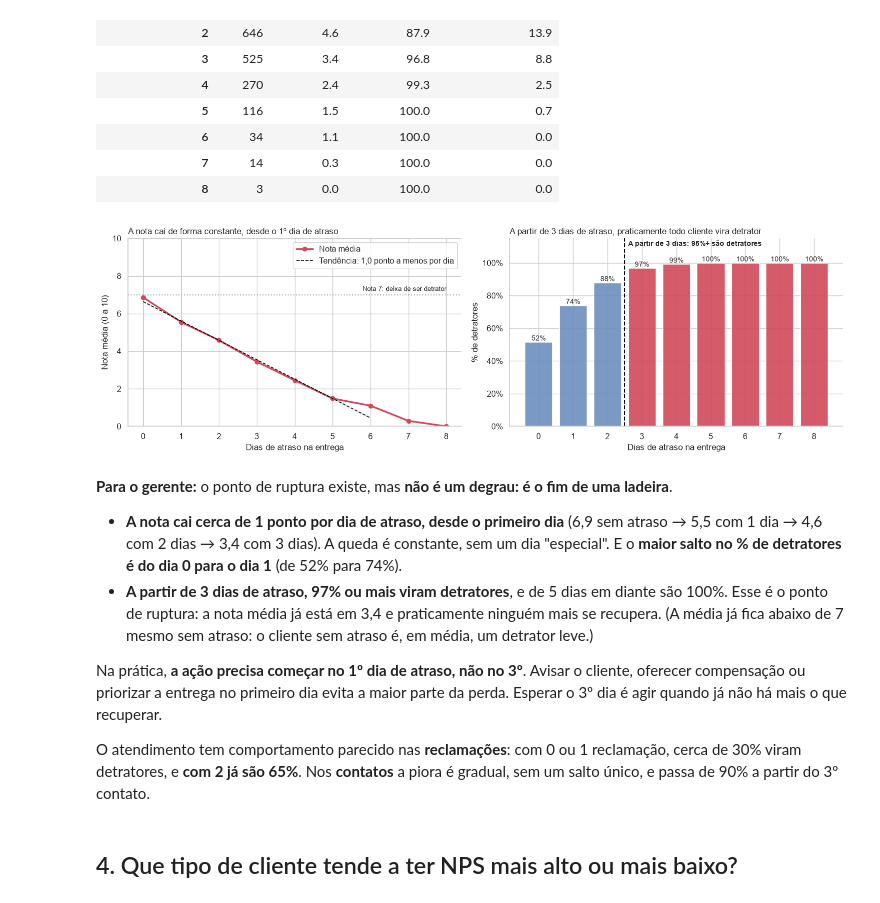
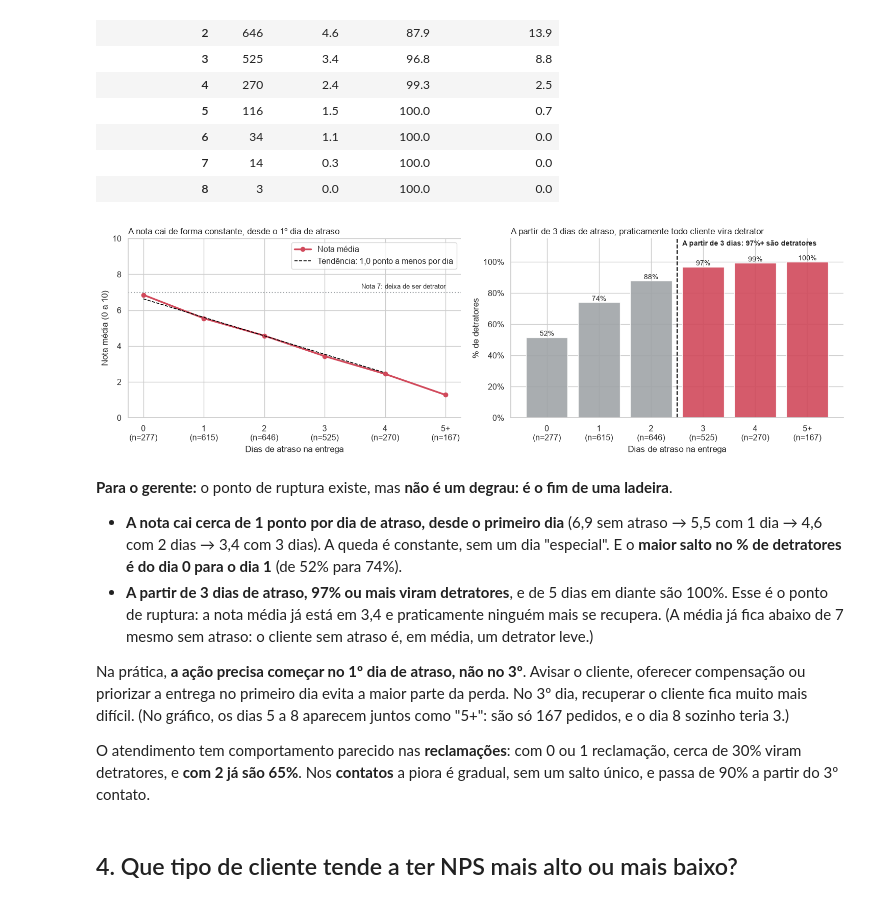
Before and after one commit to CristovaoTorres/techchallenge-fase1-nps, a Jupyter notebook: notebooks/03_eda.ipynb, the cells around one changed output. Cells and saved outputs as stored; diff of their text form; code cells hidden in the pictures.

```diff
--- a/notebooks/03_eda.ipynb
+++ b/notebooks/03_eda.ipynb
@@ -48,6 +48,9 @@ from src.preparacao import (  # noqa: E402 (precisa vir depois do sys.path)
 
 PASTA_FIGURAS = RAIZ_PROJETO / "reports" / "figures"
 PASTA_FIGURAS.mkdir(parents=True, exist_ok=True)
+# Versões sem o título interno, para os slides (o título do slide já traz a mensagem)
+PASTA_FIGURAS_SLIDES = PASTA_FIGURAS / "slides"
+PASTA_FIGURAS_SLIDES.mkdir(exist_ok=True)
 
 # Limiares de leitura usados nos gráficos. O "porquê" de cada um:
 LIMIAR_FORCA_RELEVANTE = 0.15  # abaixo disso a relação é fraca demais para orientar uma ação
@@ -57,13 +60,16 @@ N_MINIMO_CELULA = 30  # células do mapa de calor com menos clientes que isso n
 N_BOOTSTRAP = 2000  # reamostragens para o intervalo de confiança do NPS
 SEMENTE = 42  # torna o bootstrap reproduzível
 NIVEL_SIGNIFICANCIA = 0.05  # p-valor abaixo disso = diferença maior do que o acaso explicaria
+# De 5 dias de atraso em diante há poucos pedidos por dia (34, 14 e 3): nos gráficos dia a dia
+# esses dias viram uma barra só, "5+", para nenhum % se apoiar em 3 clientes
+ATRASO_AGRUPADO = 5
 
 # Paleta única no projeto inteiro (os mesmos tons vão para os slides)
 COR_DETRATOR = "#D1495B"
 COR_NEUTRO = "#A0A4A8"
 COR_PROMOTOR = "#2E9E6B"
 COR_DESTAQUE = COR_DETRATOR  # o destaque dos gráficos é sempre "o que gera detrator"
-COR_BASE = "#6C8EBF"
+COR_BASE = COR_NEUTRO  # barras abaixo do limiar crítico: cinza, como no resto dos slides
 
 sns.set_theme(style="whitegrid", font_scale=1.05)
 plt.rcParams["axes.spines.top"] = False
@@ -426,13 +624,24 @@ por_dia_atraso = df.groupby("delivery_delay_days").agg(
 )
 por_dia_atraso["pct_detratores"] *= 100
 por_dia_atraso["salto_pct_detratores"] = por_dia_atraso["pct_detratores"].diff()
-dias = por_dia_atraso.index.to_numpy()
+
+# Para o gráfico, os dias com poucos pedidos viram o grupo "5+"
+por_dia_grafico = df.groupby(agrupar_atraso(df["delivery_delay_days"])).agg(
+    clientes=("nps_score", "size"),
+    nota_media=("nps_score", "mean"),
+    pct_detratores=("flag_detrator", "mean"),
+)
+por_dia_grafico["pct_detratores"] *= 100
+dias = por_dia_grafico.index.to_numpy()
 
 # Reta de tendência: quantos pontos a nota perde por dia de atraso
 queda_por_dia, nota_sem_atraso = np.polyfit(df["delivery_delay_days"], df["nps_score"], 1)
 
 # Primeiro dia em que "praticamente todos" (95%+) são detratores
-dia_saturacao = int(dias[por_dia_atraso["pct_detratores"] >= PCT_DETRATORES_SATURACAO][0])
+dias_detalhe = por_dia_atraso.index.to_numpy()
+dia_saturacao = int(dias_detalhe[por_dia_atraso["pct_detratores"] >= PCT_DETRATORES_SATURACAO][0])
+# Menor % de detratores do dia de saturação em diante (é o número que o gráfico anuncia)
+pct_minimo_saturado = por_dia_grafico.loc[dia_saturacao:, "pct_detratores"].min()
 
 print(f"Queda média da nota por dia de atraso: {queda_por_dia:.2f} ponto")
 print(f"Primeiro dia com {PCT_DETRATORES_SATURACAO}%+ de detratores: {dia_saturacao}")
@@ -453,12 +662,15 @@ Primeiro dia com 95%+ de detratores: 3
 | 8 | 3 | 0.0 | 100.0 | 0.0 |
 # %%
 fig, (ax_nota, ax_pct) = plt.subplots(1, 2, figsize=(15, 4.8))
+rotulos_dias = [
+    f"{rotulo_dia_atraso(d)}\n(n={n})" for d, n in zip(dias, por_dia_grafico["clientes"])
+]
 
-# Painel 1: nota média por dia de atraso + tendência (reta só onde a nota prevista é >= 0)
+# Painel 1: nota média por dia de atraso + tendência (reta só nos dias não agrupados)
 nota_prevista = nota_sem_atraso + queda_por_dia * dias
-reta_valida = nota_prevista >= 0
+reta_valida = dias < ATRASO_AGRUPADO
 ax_nota.plot(
-    dias, por_dia_atraso["nota_media"], "o-", color=COR_DESTAQUE, lw=2.5, label="Nota média"
+    dias, por_dia_grafico["nota_media"], "o-", color=COR_DESTAQUE, lw=2.5, label="Nota média"
 )
 ax_nota.plot(
     dias[reta_valida],
@@ -466,7 +678,7 @@ ax_nota.plot(
     "--",
     color="black",
     lw=1.2,
-    label=f"Tendência: {abs(queda_por_dia):.1f} ponto a menos por dia".replace(".", ","),
+    label=f"Tendência: {virgula(abs(queda_por_dia))} ponto a menos por dia",
 )
 ax_nota.axhline(LIMITE_NEUTRO, color=COR_NEUTRO, ls=":", lw=1.5)
 ax_nota.text(dias[-1], LIMITE_NEUTRO + 0.2, "Nota 7: deixa de ser detrator", ha="right", fontsize=9)
@@ -475,46 +687,46 @@ ax_nota.set_title(
 )
 ax_nota.set_xlabel("Dias de atraso na entrega")
 ax_nota.set_ylabel("Nota média (0 a 10)")
 ax_nota.set_ylim(0, 10)
-ax_nota.set_xticks(dias)
+ax_nota.set_xticks(dias, rotulos_dias)
 ax_nota.legend(loc="upper right")
 
 # Painel 2: % de detratores por dia de atraso
 cores = [COR_DESTAQUE if d >= dia_saturacao else COR_BASE for d in dias]
-barras = ax_pct.bar(dias, por_dia_atraso["pct_detratores"], color=cores, alpha=0.9)
+barras = ax_pct.bar(dias, por_dia_grafico["pct_detratores"], color=cores, alpha=0.9)
 ax_pct.bar_label(
-    barras, labels=[f"{v:.0f}%" for v in por_dia_atraso["pct_detratores"]], fontsize=10
+    barras, labels=[f"{v:.0f}%" for v in por_dia_grafico["pct_detratores"]], fontsize=10
 )
 ax_pct.axvline(dia_saturacao - 0.5, color="black", ls="--", lw=1.5)
 ax_pct.annotate(
-    f"A partir de {dia_saturacao} dias: {PCT_DETRATORES_SATURACAO}%+ são detratores",
+    f"A partir de {dia_saturacao} dias: {pct_minimo_saturado:.0f}%+ são detratores",
     xy=(dia_saturacao - 0.4, 0.96),
     xycoords=("data", "axes fraction"),
     fontweight="bold",
     fontsize=10,
 )
 ax_pct.set_title(
     f"A partir de {dia_saturacao} dias de atraso, praticamente todo cliente vira detrator",
     loc="left",
     fontsize=12,
 )
 ax_pct.set_xlabel("Dias de atraso na entrega")
 ax_pct.set_ylabel("% de detratores")
 ax_pct.set_ylim(0, 115)
 ax_pct.set_yticks(range(0, 101, 20))
-ax_pct.set_xticks(dias)
+ax_pct.set_xticks(dias, rotulos_dias)
 ax_pct.yaxis.set_major_formatter(mtick.PercentFormatter())
 salvar_figura("03_06_ponto_ruptura_atraso.png")
 plt.show()
 # %% [output]
-[figure, old version]
+[figure, new version]
 # %% [markdown]
 **Para o gerente:** o ponto de ruptura existe, mas **não é um degrau: é o fim de uma ladeira**.
 
 - **A nota cai cerca de 1 ponto por dia de atraso, desde o primeiro dia** (6,9 sem atraso → 5,5 com 1 dia → 4,6 com 2 dias → 3,4 com 3 dias). A queda é constante, sem um dia "especial". E o **maior salto no % de detratores é do dia 0 para o dia 1** (de 52% para 74%).
 - **A partir de 3 dias de atraso, 97% ou mais viram detratores**, e de 5 dias em diante são 100%. Esse é o ponto de ruptura: a nota média já está em 3,4 e praticamente ninguém mais se recupera. (A média já fica abaixo de 7 mesmo sem atraso: o cliente sem atraso é, em média, um detrator leve.)
 
-Na prática, **a ação precisa começar no 1º dia de atraso, não no 3º**. Avisar o cliente, oferecer compensação ou priorizar a entrega no primeiro dia evita a maior parte da perda. Esperar o 3º dia é agir quando já não há mais o que recuperar.
+Na prática, **a ação precisa começar no 1º dia de atraso, não no 3º**. Avisar o cliente, oferecer compensação ou priorizar a entrega no primeiro dia evita a maior parte da perda. No 3º dia, recuperar o cliente fica muito mais difícil. (No gráfico, os dias 5 a 8 aparecem juntos como "5+": são só 167 pedidos, e o dia 8 sozinho teria 3.)
 
 O atendimento tem comportamento parecido nas **reclamações**: com 0 ou 1 reclamação, cerca de 30% viram detratores, e **com 2 já são 65%**. Nos **contatos** a piora é gradual, sem um salto único, e passa de 90% a partir do 3º contato.
 # %% [markdown]
```
Also changed, not shown: parts of 13 cells of this notebook, 17 other files.
